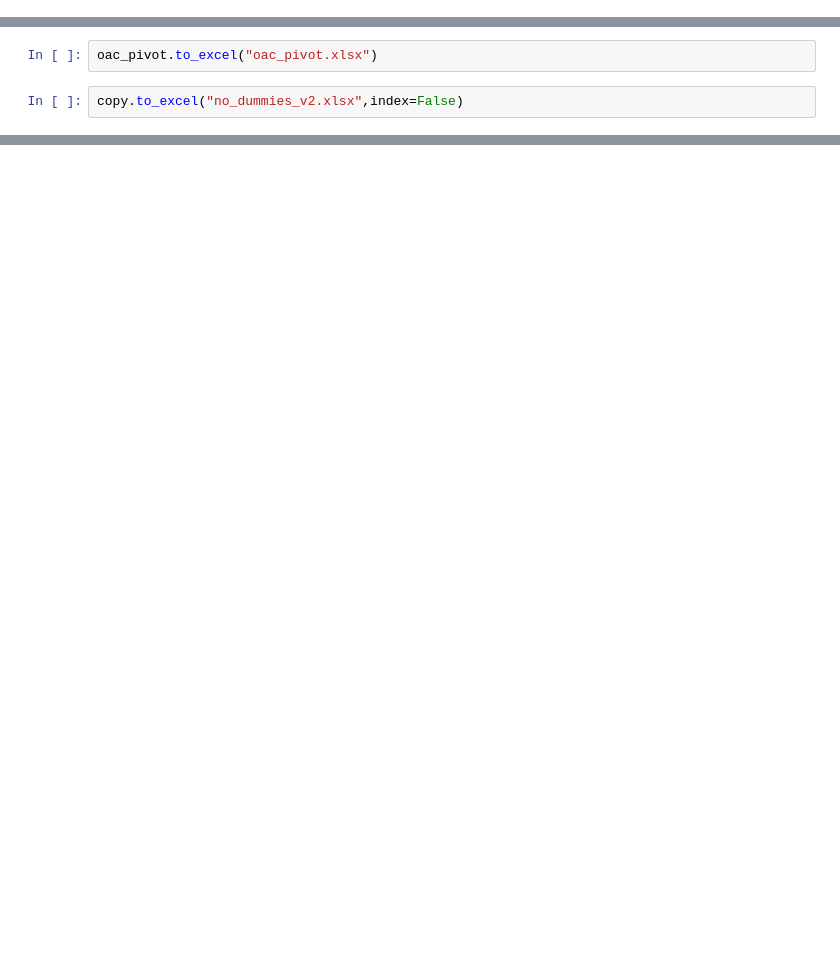
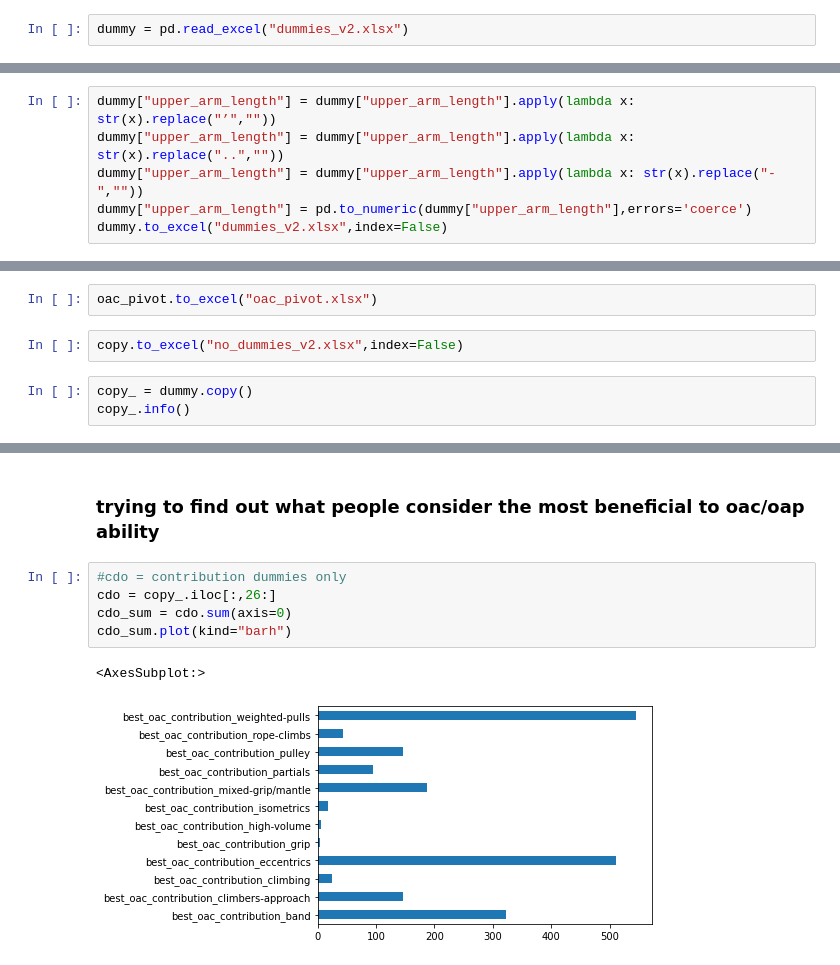
Before and after one commit to JYC11/weightedpull_oac, a Jupyter notebook: exploratory_data_analysis.ipynb, the cells around one changed output, grey strips where cells are left out. Saved outputs shown, nothing was run; the diff lists cells and outputs as text; blank space fills up the shorter version.

```diff
--- a/exploratory_data_analysis.ipynb
+++ b/exploratory_data_analysis.ipynb
@@ -8,5 +10,7 @@ data = pd.read_excel("cleaned_data_no_dummies.xlsx")
 # %%
 dummy = pd.read_excel("cleand_data_with_dummies.xlsx")
+# %%
+dummy = pd.read_excel("dummies_v2.xlsx")
 # %%
 dummy.info()
 # %% [output]
@@ -189,2 +198,8 @@ over_200
 # %%
 copy.to_excel("no_dummies_v2.xlsx",index=False)
+# %%
+dummy["upper_arm_length"] = dummy["upper_arm_length"].apply(lambda x: str(x).replace("’",""))
+dummy["upper_arm_length"] = dummy["upper_arm_length"].apply(lambda x: str(x).replace("..",""))
+dummy["upper_arm_length"] = dummy["upper_arm_length"].apply(lambda x: str(x).replace("-",""))
+dummy["upper_arm_length"] = pd.to_numeric(dummy["upper_arm_length"],errors='coerce')
+dummy.to_excel("dummies_v2.xlsx",index=False)
@@ -311,3 +343,6 @@ oac_pivot
 oac_pivot.to_excel("oac_pivot.xlsx")
 # %%
 copy.to_excel("no_dummies_v2.xlsx",index=False)
+# %%
+copy_ = dummy.copy()
+copy_.info()
@@ -313,0 +367,10 @@ copy.to_excel("no_dummies_v2.xlsx",index=False)
+# %% [markdown]
+### trying to find out what people consider the most beneficial to oac/oap ability
+# %%
+#cdo = contribution dummies only
+cdo = copy_.iloc[:,26:]
+cdo_sum = cdo.sum(axis=0)
+cdo_sum.plot(kind="barh")
+# %% [output]
+<AxesSubplot:>
+[figure, added]
```
Also changed, not shown: parts of 20 cells of this notebook, 4 other files.
